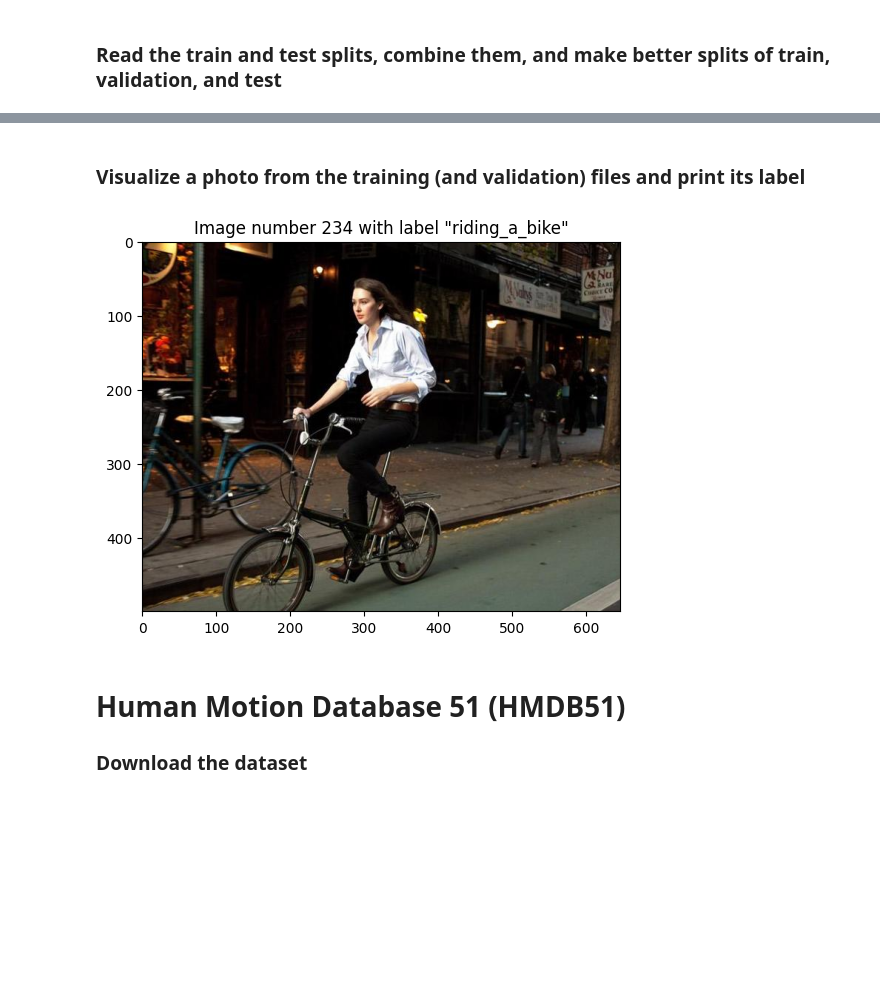
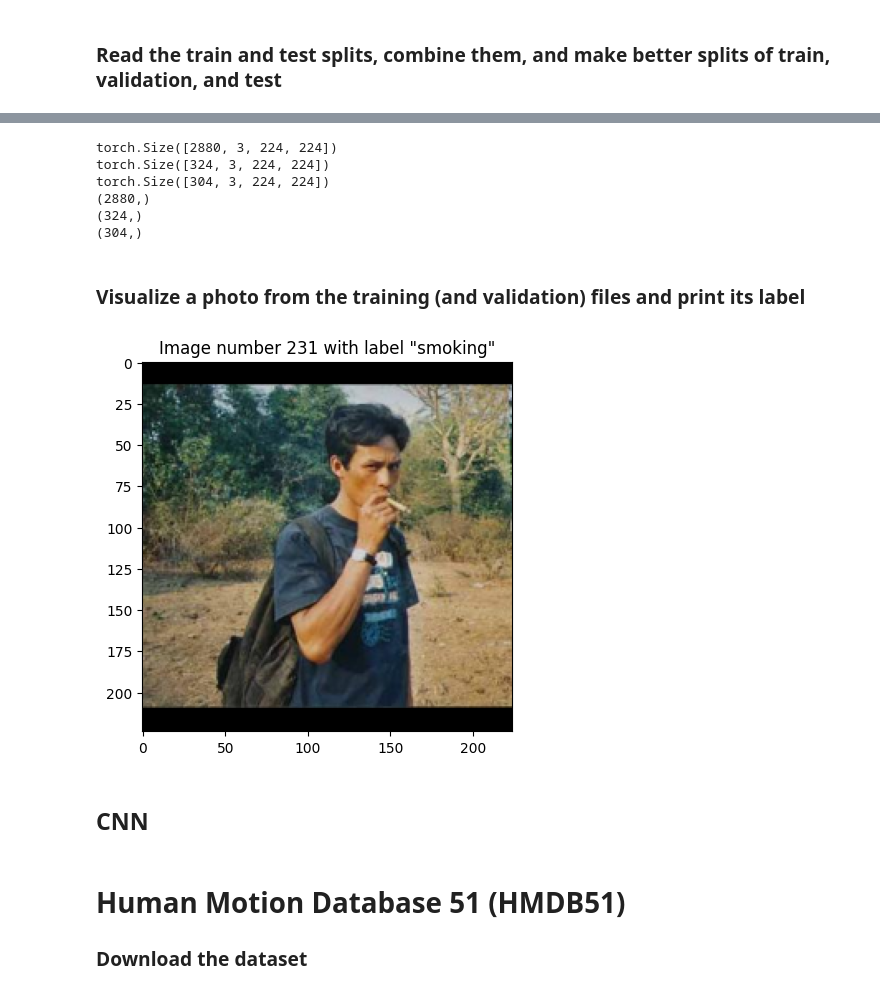
Before and after one commit to miacov/Two-Stream-CNN-Action-Recognition, a Jupyter notebook: data_prep_2.ipynb, the cells around one changed output, grey strips where cells are left out. Drawn from its saved outputs; the diff is of its cells as text; code cells hidden in the pictures; blank space fills up the shorter version.

```diff
--- a/data_prep_2.ipynb
+++ b/data_prep_2.ipynb
@@ -89 +100,24 @@ random.seed(0)
+# %%
+FRAME_SIZE = (224, 224)  # Set your desired frame size
+
+def resize_image(img):
+    h, w = img.shape[:2]
+    c = img.shape[2] if len(img.shape) > 2 else 1
+
+    if h == w:
+        return cv2.resize(img, FRAME_SIZE, cv2.INTER_AREA)
+
+    dif = max(h, w)
+    interpolation = cv2.INTER_AREA if dif > (FRAME_SIZE[0] + FRAME_SIZE[1]) // 2 else cv2.INTER_CUBIC
+    x_pos = (dif - w) // 2
+    y_pos = (dif - h) // 2
+
+    if c == 1:
+        mask = np.zeros((dif, dif), dtype=img.dtype)
+        mask[y_pos:y_pos+h, x_pos:x_pos+w] = img[:h, :w]
+    else:
+        mask = np.zeros((dif, dif, c), dtype=img.dtype)
+        mask[y_pos:y_pos+h, x_pos:x_pos+w, :] = img[:h, :w, :]
+
+    return cv2.resize(mask, FRAME_SIZE, interpolation)
 # %%
@@ -160,17 +283,43 @@ output_list_to_file(os.path.join("Stanford40", "test_labels.txt"), test_labels)
 
 - Action categories (12):
 ['applauding', 'climbing', 'drinking', 'jumping', 'pouring_liquid', 'riding_a_bike', 'riding_a_horse', 'running', 'shooting_an_arrow', 'smoking', 'throwing_frisby', 'waving_hands']
+# %%
+# SANITY CHECK *^$%&^#$%$#^%@%^$^&#(%^%@!)
+
+# These are the torch tensors
+print(train_imgs_transformed.shape)
+print(val_imgs_transformed.shape)
+print(test_imgs_transformed.shape)
+
+# These are the same images but in numpy arrays
+# train_images_resized, val_images_resized, test_images_resized
+
+# These are the labels
+print(np.array(train_labels_osamp).shape)
+print(np.array(val_labels_osamp).shape)
+print(np.array(test_labels).shape)
+# %% [output]
+torch.Size([2880, 3, 224, 224])
+torch.Size([324, 3, 224, 224])
+torch.Size([304, 3, 224, 224])
+(2880,)
+(324,)
+(304,)
 # %% [markdown]
 ### Visualize a photo from the training (and validation) files and print its label
 # %%
-image_no = 234  # [0, 1200]
-img = cv2.imread(f"Stanford40/JPEGImages/{train_val_files[image_no]}")
-img_rgb = cv2.cvtColor(img, cv2.COLOR_BGR2RGB)
-plt.title(f'Image number {image_no} with label "{train_val_labels[image_no]}"')
+import cv2
+from matplotlib import pyplot as plt
+
+image_no = 231  # [0, 1200]
+img_rgb = cv2.cvtColor(train_images_resized[image_no], cv2.COLOR_BGR2RGB)
+plt.title(f'Image number {image_no} with label "{train_labels_osamp[image_no]}"')
 plt.imshow(img_rgb)
 plt.show()
 # %% [output]
-[figure, old version]
+[figure, new version]
+# %% [markdown]
+## CNN
 # %% [markdown]
 # Human Motion Database 51 (HMDB51)
 ### Download the dataset
```
Also changed, not shown: parts of 3 cells of this notebook.
